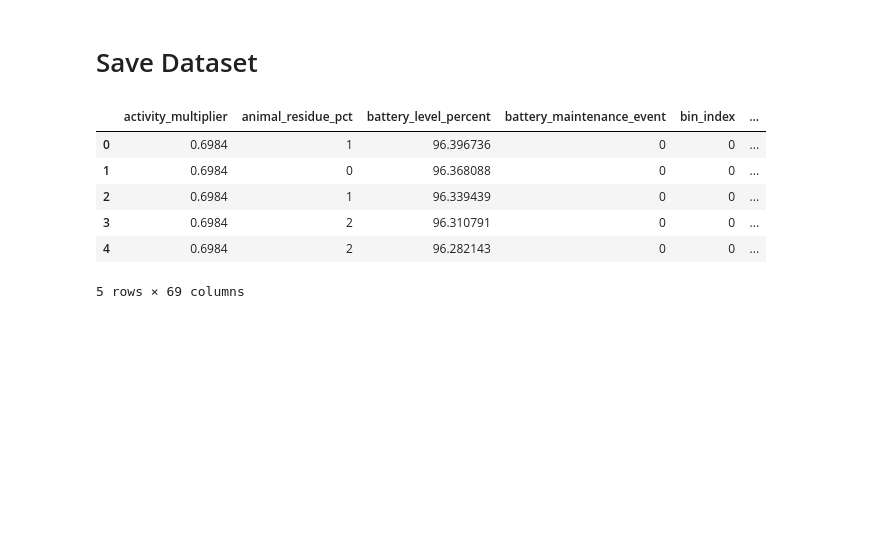
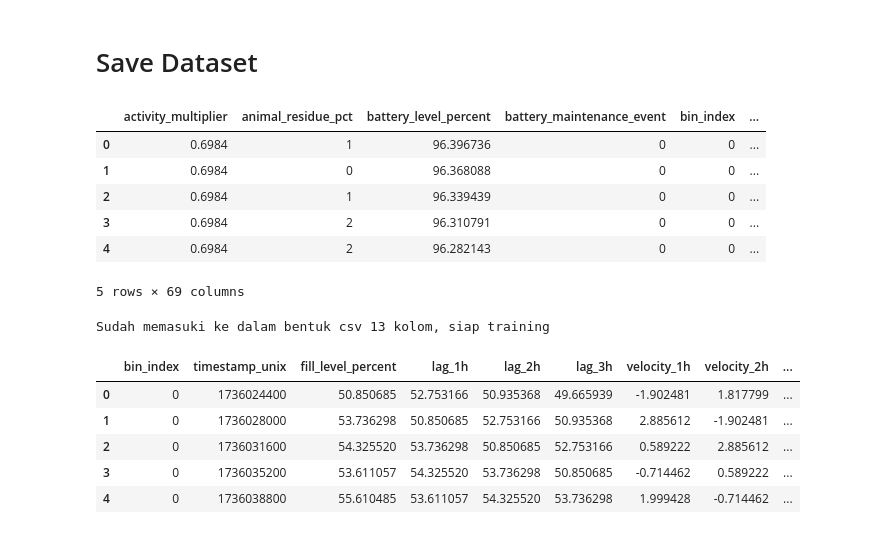
Before and after one commit to AntonTian/IOT-Model-Training, a Jupyter notebook: data_cleaning_dakha.ipynb, the cells around one changed output. Drawn from its saved outputs; the diff is of its cells as text; code cells hidden in the pictures; blank space fills up the shorter version.

Commit message:
fix : adjustment feature for training phase

```diff
--- a/data_cleaning_dakha.ipynb
+++ b/data_cleaning_dakha.ipynb
@@ -308,4 +308,21 @@ df_proc.head()
 | 4 | 0.6984 | 2 | 96.282143 | 0 | 0 | ... |
 5 rows × 69 columns
 # %%
-df_proc.to_csv('dataset_trainable.csv', index=False)
+trainable_feat = ['bin_index', 'timestamp_unix'] + fe_set_2 + ['target_next_hour']
+
+df_clean = df_proc[trainable_feat].copy()
+
+df_clean.to_csv('dataset_trainable_rev1.csv', index=False)
+
+print(f"Sudah memasuki ke dalam bentuk csv {df_clean.shape[1]} kolom, siap training")
+# %% [output]
+Sudah memasuki ke dalam bentuk csv 13 kolom, siap training
+# %%
+df_clean.head()
+# %% [output]
+|  | bin_index | timestamp_unix | fill_level_percent | lag_1h | lag_2h | lag_3h | velocity_1h | velocity_2h | ... |
+| 0 | 0 | 1736024400 | 50.850685 | 52.753166 | 50.935368 | 49.665939 | -1.902481 | 1.817799 | ... |
+| 1 | 0 | 1736028000 | 53.736298 | 50.850685 | 52.753166 | 50.935368 | 2.885612 | -1.902481 | ... |
+| 2 | 0 | 1736031600 | 54.325520 | 53.736298 | 50.850685 | 52.753166 | 0.589222 | 2.885612 | ... |
+| 3 | 0 | 1736035200 | 53.611057 | 54.325520 | 53.736298 | 50.850685 | -0.714462 | 0.589222 | ... |
+| 4 | 0 | 1736038800 | 55.610485 | 53.611057 | 54.325520 | 53.736298 | 1.999428 | -0.714462 | ... |
```
Also changed, not shown: parts of 1 cell of this notebook, 1 other file.
